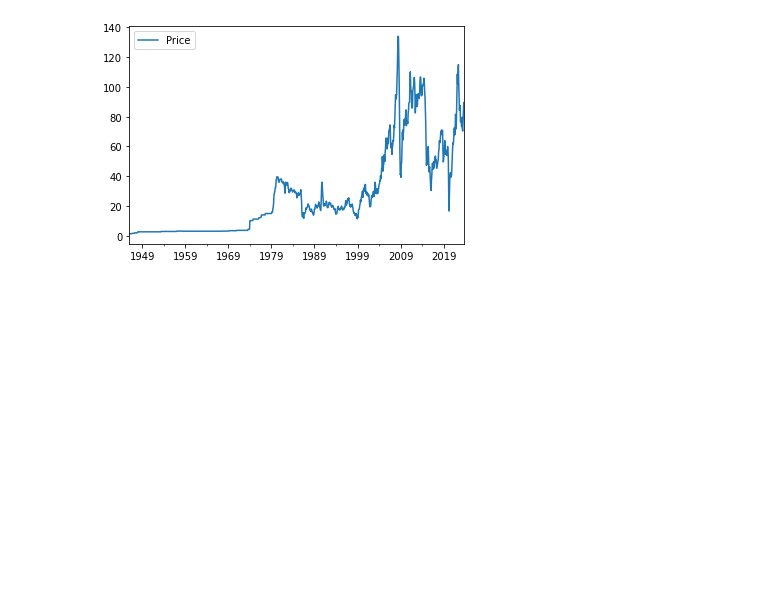
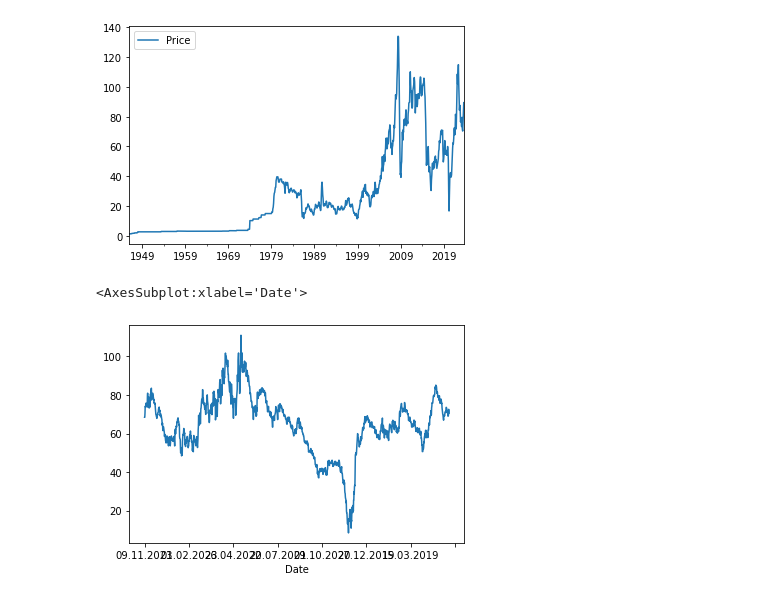
Before and after one commit to timdanilov/capstone-project, a Jupyter notebook: capstone.ipynb, the cells around one changed output. Saved outputs shown, nothing was run; the diff lists cells and outputs as text; code cells hidden in the pictures; blank space fills up the shorter version.

Commit message:
urals price import and plotting

```diff
--- a/capstone.ipynb
+++ b/capstone.ipynb
@@ -30,0 +32,3 @@ saudi_df.tail()
+# %%
+urals_df = pd.read_csv('data/urals_prices.csv', sep=';', index_col=0)
+urals_df.head()
@@ -50,3 +62,8 @@ wti_df.plot()
 # %% [output]
 <AxesSubplot:>
 [figure]
+# %%
+urals_df['Close'].plot()
+# %% [output]
+<AxesSubplot:xlabel='Date'>
+[figure, added]
```
Also changed, not shown: parts of 3 cells of this notebook, 1 other file.
